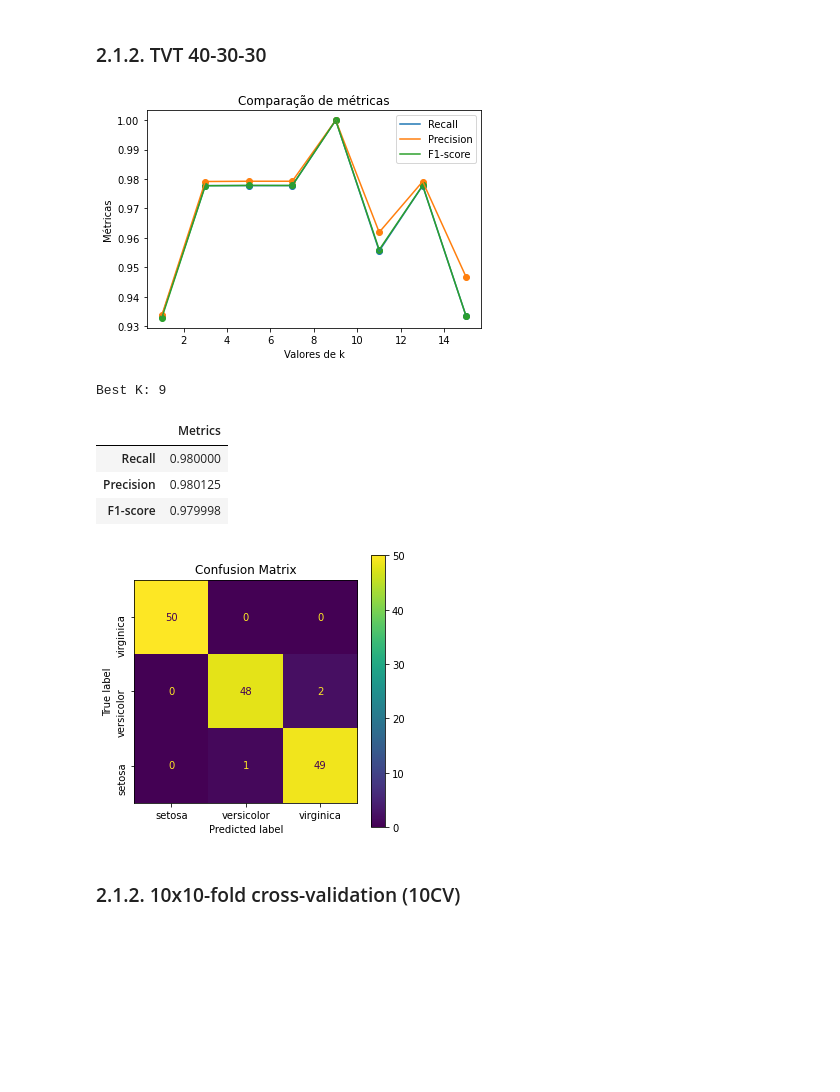
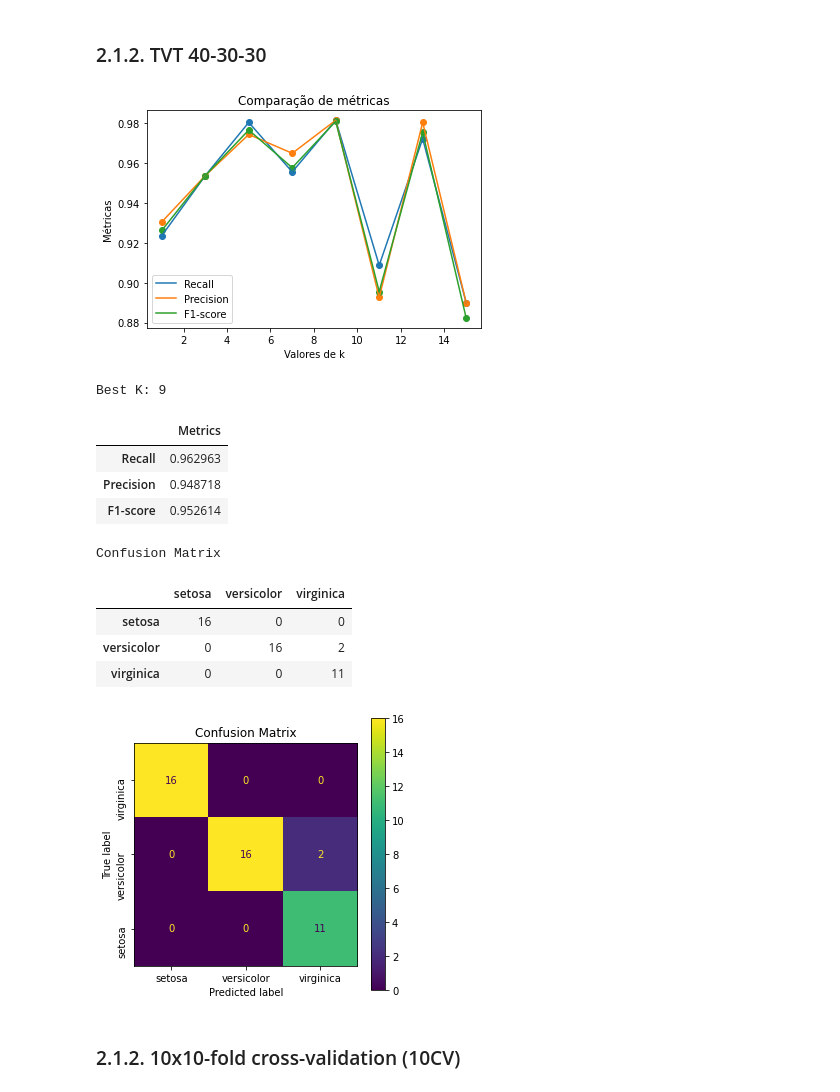
Before and after one commit to patii01/TCD-TP, a Jupyter notebook: Part_B/code/mainActivity.ipynb, the cells around one changed output. Drawn from its saved outputs; the diff is of its cells as text; code cells hidden in the pictures; blank space fills up the shorter version.

```diff
--- a/Part_B/code/mainActivity.ipynb
+++ b/Part_B/code/mainActivity.ipynb
@@ -149,9 +252,9 @@ from sklearn.metrics import f1_score
 
 def metrics(true, pred, printar = False):
     cm = confusion_matrix(true, pred)
-    rs = recall_score(true, pred, average='weighted', zero_division=0)
-    ps = precision_score(true, pred, average='weighted', zero_division=0)
-    f1 = f1_score(true, pred, average='weighted', zero_division=0)
+    rs = recall_score(true, pred, average='macro', zero_division=0)
+    ps = precision_score(true, pred, average='macro', zero_division=0)
+    f1 = f1_score(true, pred, average='macro', zero_division=0)
 
     if(printar):
         print('Confusion Matrix:\n', cm)
@@ -168,7 +271,7 @@ def mais_bonito(cm, rs, ps, f1, labels):
     display(metricsFrame)
 
     cmFrame = pd.DataFrame(cm, columns=labels, index=labels).style.set_caption("Confusion Matrix")
-    #display(cmFrame)
+    display(cmFrame)
 
     cmp = ConfusionMatrixDisplay(cm, display_labels=labels)
     _, ax = plt.subplots(figsize=(5,5))
@@ -372,9 +498,15 @@ Best K: 1
 # %% [markdown]
 ### 2.1.2. TVT 40-30-30
 # %%
+# TODO
+# VER O MELHOR K -> FEITO
+# PARA O MELHOR K, TESTAR COM O TREINO + VALIDATION JUNTOS, USANDO O TEST COMO PRED
+
+
 def TVT_212(x, y, metr):
     for k in _k:
         trainValidation = train_validation_test(x, y, 0.4, 0.3)
+
         neigh = K_neighbors_classifier(trainValidation['TRAIN'][0], trainValidation['TRAIN'][1], k)
         pred = neigh.predict(trainValidation['VALIDATION'][0])
         true = trainValidation['VALIDATION'][1]
@@ -393,43 +525,53 @@ def plot_metricas(metr):
     plt.plot(_k, metr["Recall"], label="Recall")
     plt.scatter(_k, metr["Recall"])
     plt.plot(_k, metr["Precision"], label="Precision")
     plt.scatter(_k, metr["Precision"])
     plt.plot(_k, metr["F1-score"], label="F1-score")
     plt.scatter(_k, metr["F1-score"])
 
     plt.title("Comparação de métricas")
     plt.xlabel("Valores de k")
     plt.ylabel("Métricas")
     plt.legend()
     plt.show()
 
 def TVT_gama(x, y):
     metr = {"Neigh": [], "Recall": [], "Precision": [], "F1-score": []}
 
     new_metr = TVT_212(x, y, metr)
 
     plot_metricas(new_metr)
 
     pos_k = new_metr["Recall"].index(max(new_metr["Recall"]))
     best_k = _k[pos_k]
     print("Best K: " + str(best_k))
 
-    neigh = K_neighbors_classifier(x, y, best_k)
-    pred = neigh.predict(x)
-    true = y
+    trainValidation = train_validation_test(x, y, 0.4, 0.3)
+
+    newTrain0 = np.concatenate((trainValidation['TRAIN'][0], trainValidation['VALIDATION'][0]), axis=0)
+    newTrain1 = np.concatenate((trainValidation['TRAIN'][1], trainValidation['VALIDATION'][1]), axis=0)
+
+    neigh = K_neighbors_classifier(newTrain0, newTrain1, best_k)
+    pred = neigh.predict(trainValidation['TEST'][0])
+    true = trainValidation['TEST'][1]
     cm, rs, ps, f1 = metrics(true, pred)
 
     mais_bonito(cm, rs, ps, f1, iris["target_names"])
 
 TVT_gama(data, target)
 # %% [output]
-[figure, old version]
+[figure, new version]
 Best K: 9
 |  | Metrics |
-| Recall | 0.980000 |
-| Precision | 0.980125 |
-| F1-score | 0.979998 |
+| Recall | 0.962963 |
+| Precision | 0.948718 |
+| F1-score | 0.952614 |
+Confusion Matrix
+|  | setosa | versicolor | virginica |
+| setosa | 16 | 0 | 0 |
+| versicolor | 0 | 16 | 2 |
+| virginica | 0 | 0 | 11 |
-[figure, old version]
+[figure, new version]
 # %% [markdown]
 ### 2.1.2. 10x10-fold cross-validation (10CV)
 # %%
```
Also changed, not shown: parts of 9 cells of this notebook.
